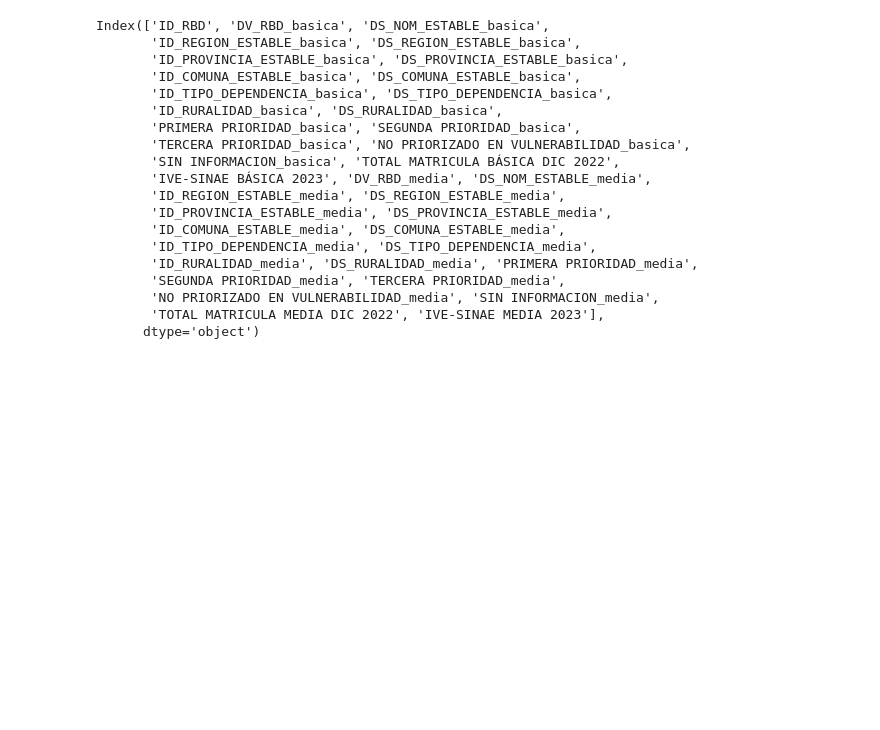
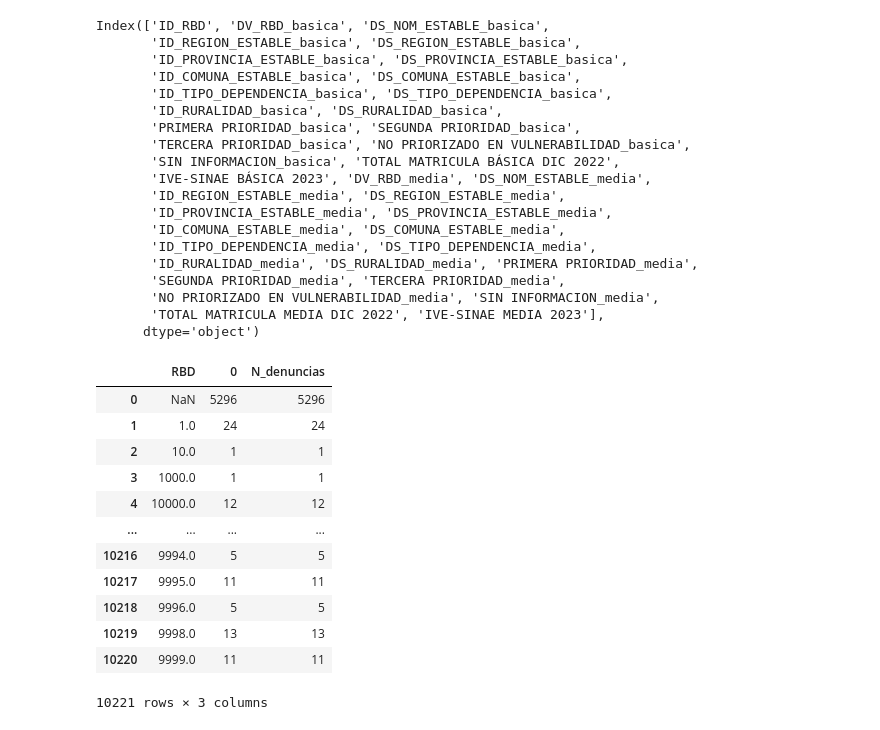
Before and after one commit to FelipeCabelloE/transparencia-chile-2024, a Jupyter notebook: notebooks/0.09-fnce-eda-sedu-2.ipynb, the cells around one changed output. Cells and saved outputs as stored; diff of their text form; code cells hidden in the pictures; blank space fills up the shorter version.

```diff
--- a/notebooks/0.09-fnce-eda-sedu-2.ipynb
+++ b/notebooks/0.09-fnce-eda-sedu-2.ipynb
@@ -104,0 +129,16 @@ Index(['ID_RBD', 'DV_RBD_basica', 'DS_NOM_ESTABLE_basica',
+# %%
+n_denun_rbd
+# %% [output]
+|  | RBD | 0 | N_denuncias |
+| 0 | NaN | 5296 | 5296 |
+| 1 | 1.0 | 24 | 24 |
+| 2 | 10.0 | 1 | 1 |
+| 3 | 1000.0 | 1 | 1 |
+| 4 | 10000.0 | 12 | 12 |
+| ... | ... | ... | ... |
+| 10216 | 9994.0 | 5 | 5 |
+| 10217 | 9995.0 | 11 | 11 |
+| 10218 | 9996.0 | 5 | 5 |
+| 10219 | 9998.0 | 13 | 13 |
+| 10220 | 9999.0 | 11 | 11 |
+10221 rows × 3 columns
```
Also changed, not shown: parts of 10 cells of this notebook, 7 other files.
